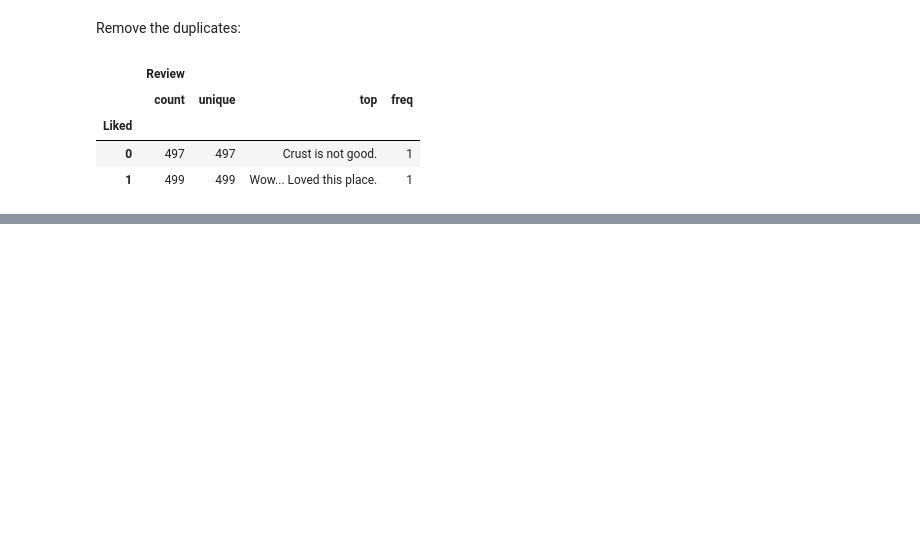
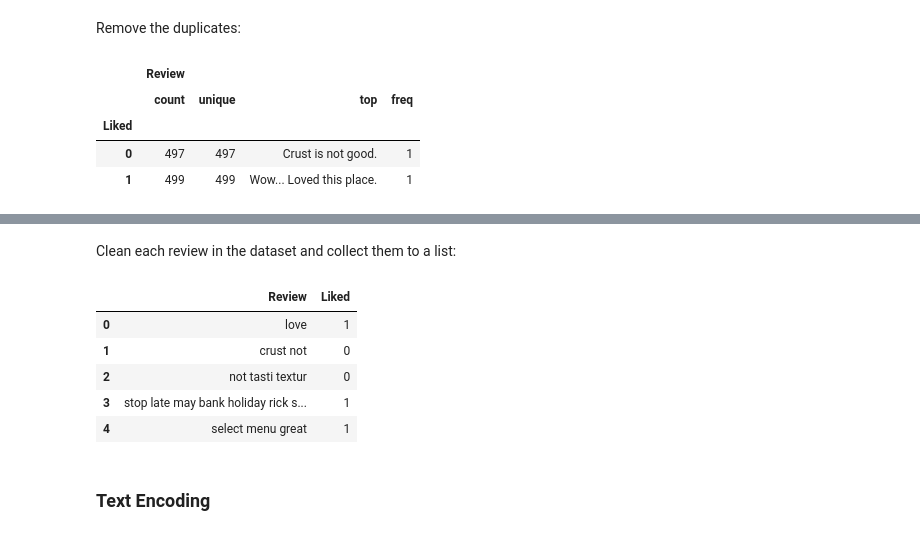
Before and after one commit to keresztesbeata/Intelligent-Systems-Lab, a Jupyter notebook: Restaurant-Reviews-NLP/RestaurantReviews.ipynb, the cells around one changed output, grey strips where cells are left out. Cells and saved outputs as stored; diff of their text form; code cells hidden in the pictures; blank space fills up the shorter version.

```diff
--- a/Restaurant-Reviews-NLP/RestaurantReviews.ipynb
+++ b/Restaurant-Reviews-NLP/RestaurantReviews.ipynb
@@ -129,0 +171,2 @@ def clean_data(data):
+# %% [markdown]
+Clean each review in the dataset and collect them to a list:
@@ -129,0 +184,15 @@ def clean_data(data):
+# %%
+# create a 'cleaned' copy of the original dataset
+clean_data = raw_data.copy()
+clean_data['Review'] = cleaning_data(raw_data['Review'])
+# show preview
+clean_data.head()
+# %% [output]
+|  | Review | Liked |
+| 0 | love | 1 |
+| 1 | crust not | 0 |
+| 2 | not tasti textur | 0 |
+| 3 | stop late may bank holiday rick s... | 1 |
+| 4 | select menu great | 1 |
+# %% [markdown]
+### Text Encoding
```
Also changed, not shown: parts of 79 cells of this notebook.
